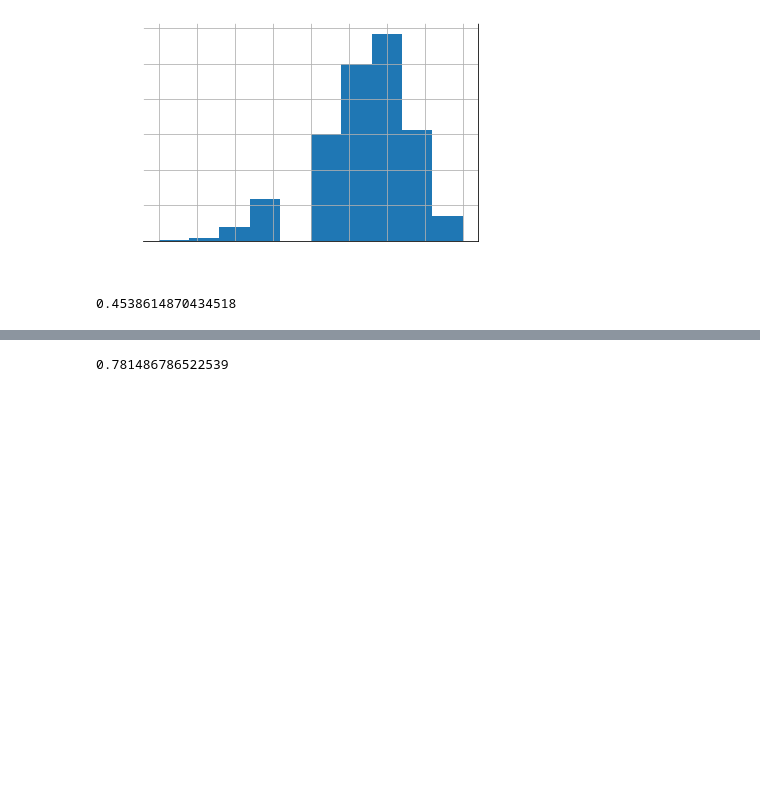
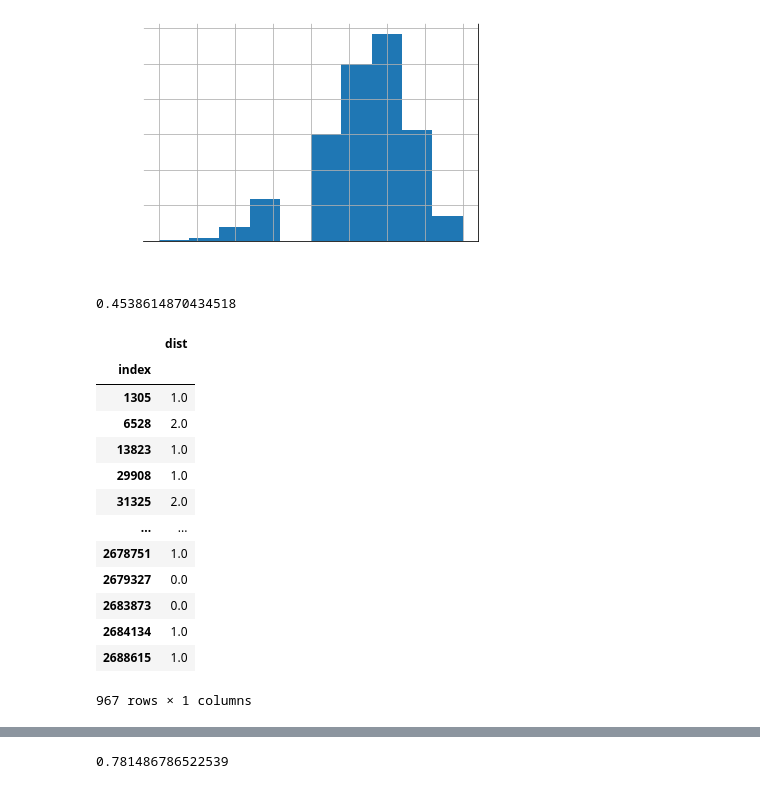
Before and after one commit to weTobias/news-title-article-correlation-model, a Jupyter notebook: code/notebooks/clean-labeled-set.ipynb, the cells around one changed output, grey strips where cells are left out. Drawn from its saved outputs; the diff is of its cells as text; code cells hidden in the pictures; blank space fills up the shorter version.

```diff
--- a/code/notebooks/clean-labeled-set.ipynb
+++ b/code/notebooks/clean-labeled-set.ipynb
@@ -113,3 +113,20 @@ max_label = df.groupby(df['index']).aggregate({'title': 'first', 'article': 'fir
 dist_df = pd.DataFrame()
 # %%
 dist_df['dist'] = max_label['label'] - min_label['label']
+# %%
+dist_df
+# %% [output]
+|  | dist |
+| index |  |
+| 1305 | 1.0 |
+| 6528 | 2.0 |
+| 13823 | 1.0 |
+| 29908 | 1.0 |
+| 31325 | 2.0 |
+| ... | ... |
+| 2678751 | 1.0 |
+| 2679327 | 0.0 |
+| 2683873 | 0.0 |
+| 2684134 | 1.0 |
+| 2688615 | 1.0 |
+967 rows × 1 columns
```
Also changed, not shown: parts of 2 cells of this notebook, 19 other files.
